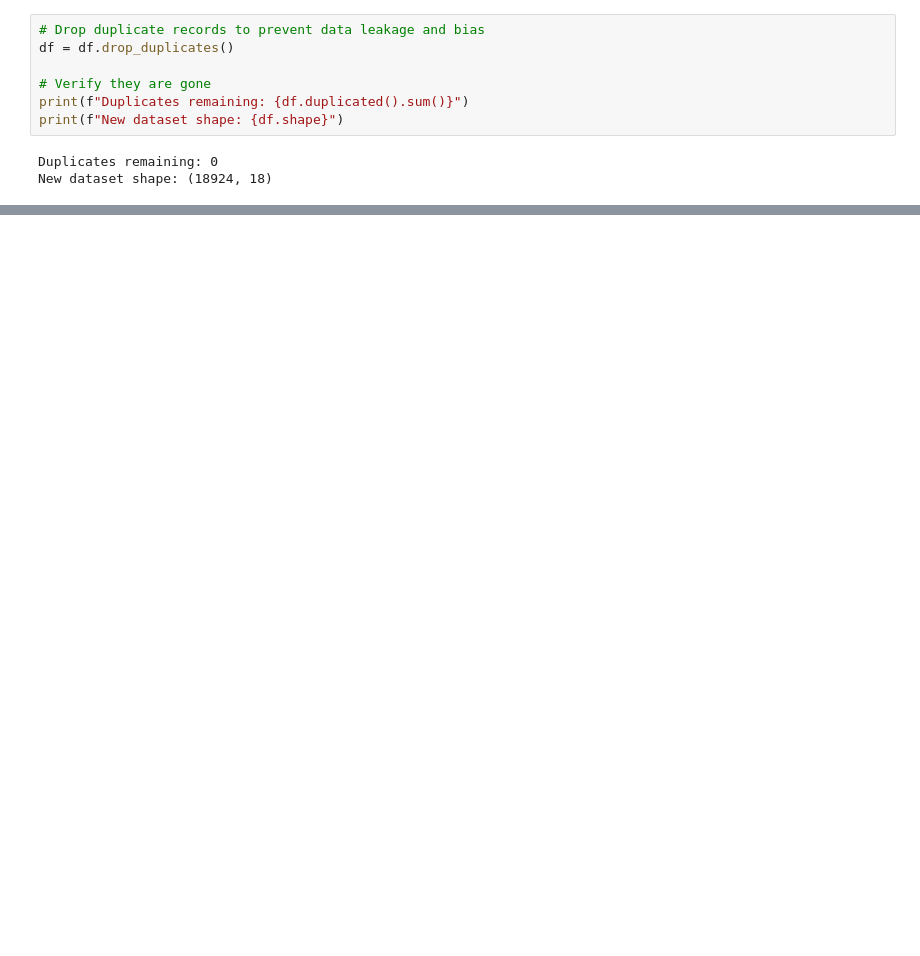
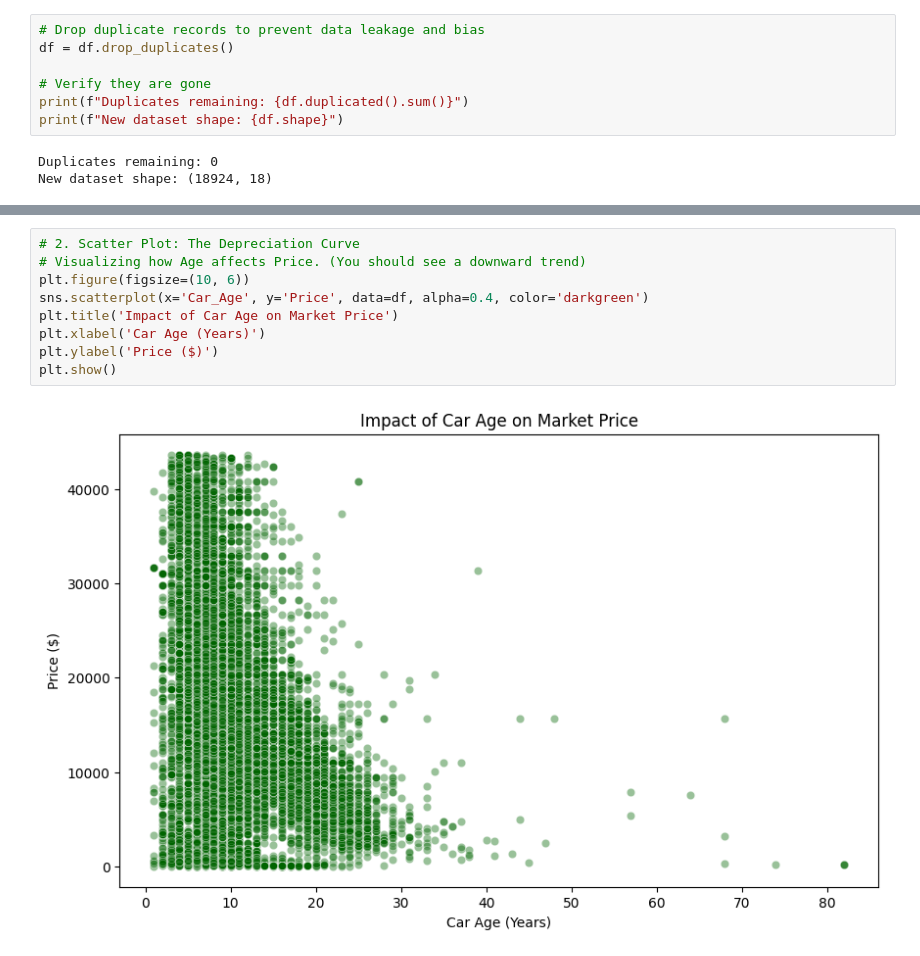
Before and after one commit to Kosala1988/IT5022---Fundamentals-of-Machine-Learning-, a Jupyter notebook: Used_Car_Price_Prediction.ipynb, the cells around one changed output, grey strips where cells are left out. Cells and saved outputs as stored; diff of their text form; blank space fills up the shorter version.

```diff
--- a/Used_Car_Price_Prediction.ipynb
+++ b/Used_Car_Price_Prediction.ipynb
@@ -320,0 +389,11 @@ plt.show()
+# %%
+# 2. Scatter Plot: The Depreciation Curve
+# Visualizing how Age affects Price. (You should see a downward trend)
+plt.figure(figsize=(10, 6))
+sns.scatterplot(x='Car_Age', y='Price', data=df, alpha=0.4, color='darkgreen')
+plt.title('Impact of Car Age on Market Price')
+plt.xlabel('Car Age (Years)')
+plt.ylabel('Price ($)')
+plt.show()
+# %% [output]
+[figure, added]
```
Also changed, not shown: parts of 12 cells of this notebook.
